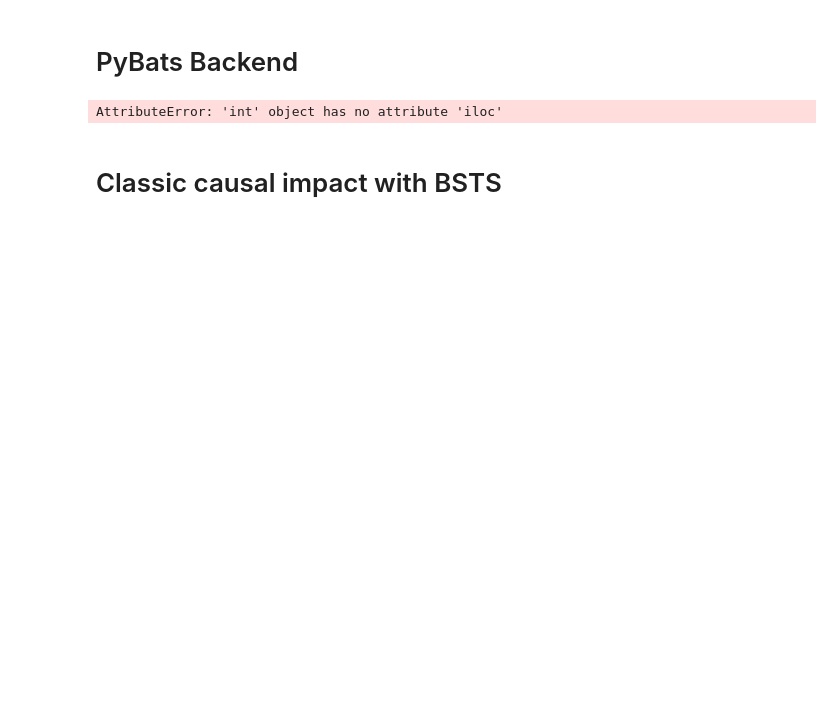
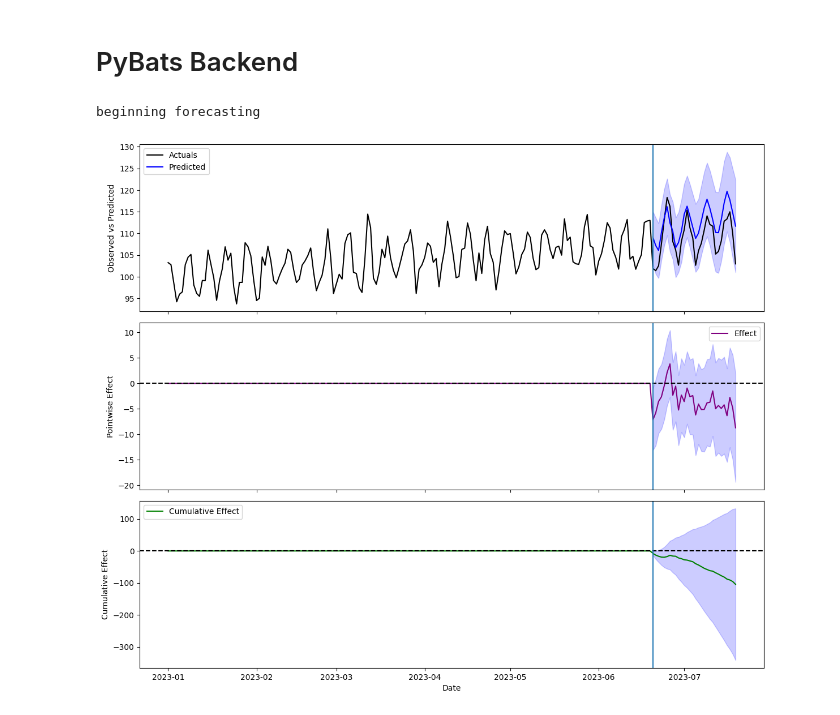
Before and after one commit to MilaimKas/Time_series_impact, a Jupyter notebook: example_usage.ipynb, the cells around one changed output. Saved outputs shown, nothing was run; the diff lists cells and outputs as text; code cells hidden in the pictures; blank space fills up the shorter version.

```diff
--- a/example_usage.ipynb
+++ b/example_usage.ipynb
@@ -118,5 +123,7 @@ import pybats
 # %%
 from TimeSeries_impact.ts_impact import causal_impact_pybats
+
+data = synthetic_ts.make_time_series(200)
 
 data_tmp = data["data"]
 test_size = 30
@@ -124,9 +131,10 @@ pre_period = [data_tmp.index[0], data_tmp.index[-1 - test_size]]
 post_period = [data_tmp.index[-test_size], data_tmp.index[-1]]
 
 bats = causal_impact_pybats.CausalImpactBayes(data_tmp, pre_period, post_period)
+bats.run()
+# %% [output]
+beginning forecasting
 # %%
-bats.fit()
+bats.plot()
 # %% [output]
-AttributeError: 'int' object has no attribute 'iloc'
+[figure, added]
-# %% [markdown]
-# Classic causal impact with BSTS
```
Also changed, not shown: parts of 29 cells of this notebook.
